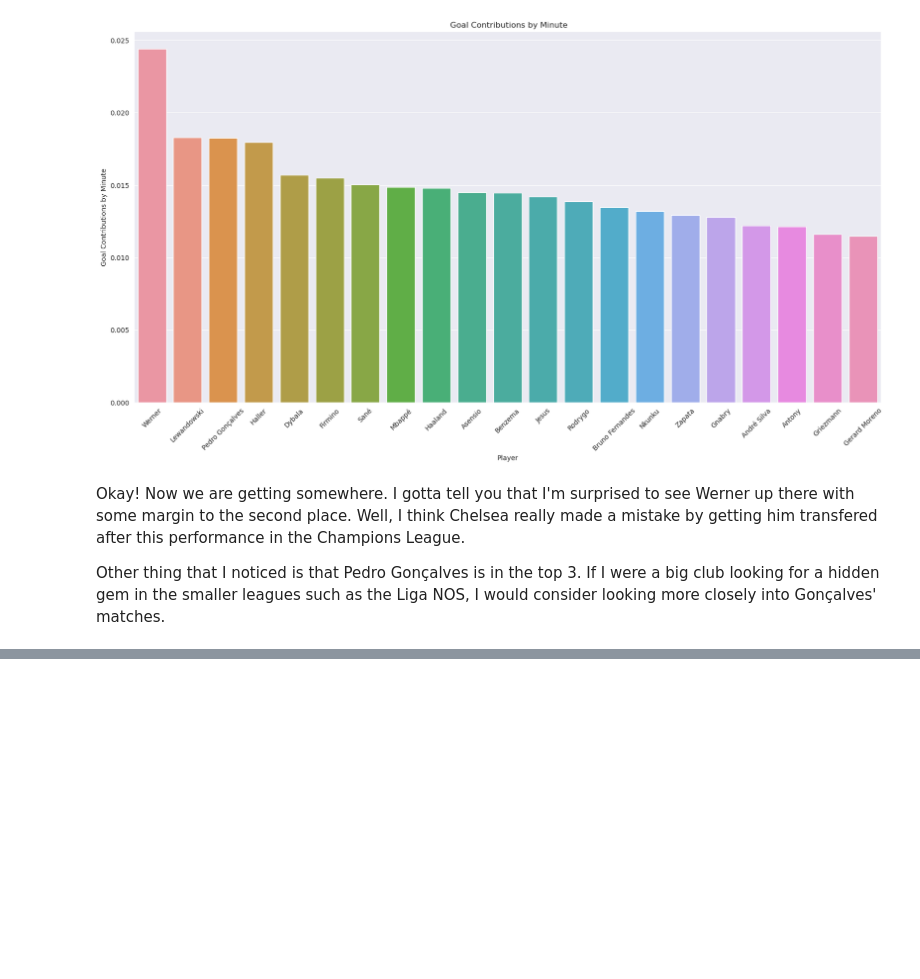
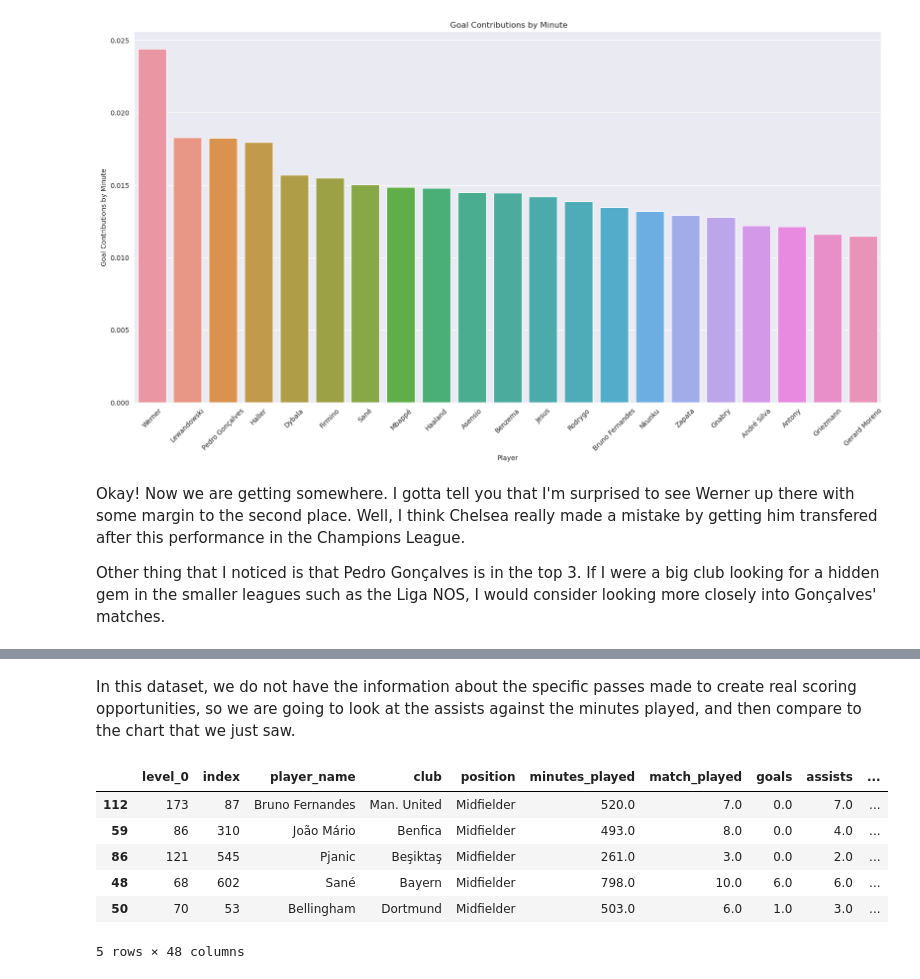
Before and after one commit to caiomelo22/20-21-Champions-League-Analysis, a Jupyter notebook: notebooke5ae0d8453.ipynb, the cells around one changed output, grey strips where cells are left out. Saved outputs shown, nothing was run; the diff lists cells and outputs as text; code cells hidden in the pictures; blank space fills up the shorter version.

```diff
--- a/notebooke5ae0d8453.ipynb
+++ b/notebooke5ae0d8453.ipynb
@@ -213,0 +251,14 @@ Other thing that I noticed is that Pedro Gonçalves is in the top 3. If I were a
+# %% [markdown]
+In this dataset, we do not have the information about the specific passes made to create real scoring opportunities, so we are going to look at the assists against the minutes played, and then compare to the chart that we just saw.
+# %%
+midfielders['assists_by_min'] = midfielders['assists'] / midfielders['minutes_played']
+assist_contributions = midfielders.sort_values('assists_by_min', ascending=False)
+assist_contributions.head()
+# %% [output]
+|  | level_0 | index | player_name | club | position | minutes_played | match_played | goals | assists | ... |
+| 112 | 173 | 87 | Bruno Fernandes | Man. United | Midfielder | 520.0 | 7.0 | 0.0 | 7.0 | ... |
+| 59 | 86 | 310 | João Mário | Benfica | Midfielder | 493.0 | 8.0 | 0.0 | 4.0 | ... |
+| 86 | 121 | 545 | Pjanic | Beşiktaş | Midfielder | 261.0 | 3.0 | 0.0 | 2.0 | ... |
+| 48 | 68 | 602 | Sané | Bayern | Midfielder | 798.0 | 10.0 | 6.0 | 6.0 | ... |
+| 50 | 70 | 53 | Bellingham | Dortmund | Midfielder | 503.0 | 6.0 | 1.0 | 3.0 | ... |
+5 rows × 48 columns
```
Also changed, not shown: parts of 13 cells of this notebook.
